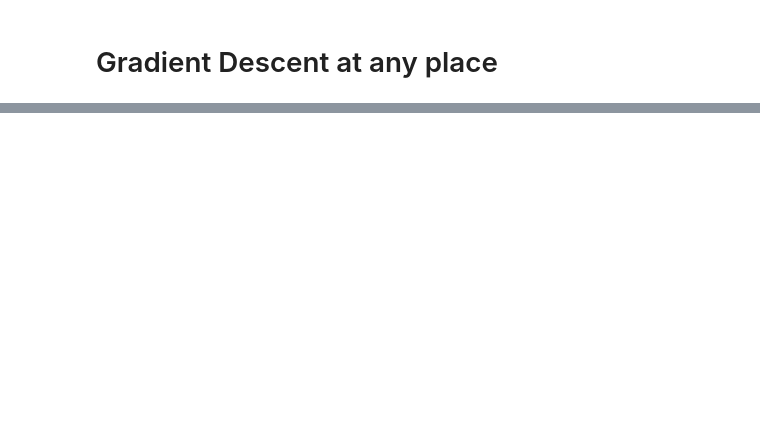
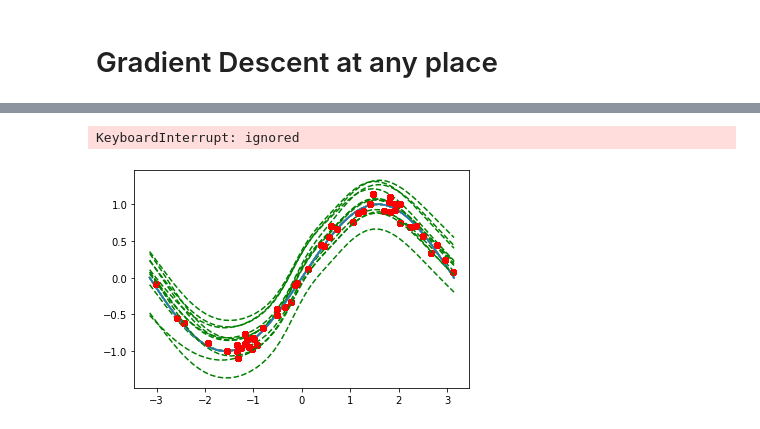
Before and after one commit to peter-lang/ml-tutorial, a Jupyter notebook: 02_Backpropagation.ipynb, the cells around one changed output, grey strips where cells are left out. Drawn from its saved outputs; the diff is of its cells as text; code cells hidden in the pictures; blank space fills up the shorter version.

```diff
--- a/02_Backpropagation.ipynb
+++ b/02_Backpropagation.ipynb
@@ -143,0 +247,19 @@ SyntaxError: ignored
+# %%
+from IPython.display import clear_output
+
+for epoch in range(100):
+
+  train_samples = list(zip(train_x, train_y))
+  random.shuffle(train_samples)
+  total_loss = 0
+  for x, d in train_samples:
+    y = net([x])[0]
+    total_loss += loss(y, d)
+    net.gradient_decent(loss.diff_value, 1e-1)
+  clear_output()
+  draw_plot()
+  sleep(1)
+#   t.set_postfix({"loss": total_loss/len(train_samples)})
+# %% [output]
+KeyboardInterrupt: ignored
+[figure, added]
```
Also changed, not shown: parts of 8 cells of this notebook.
